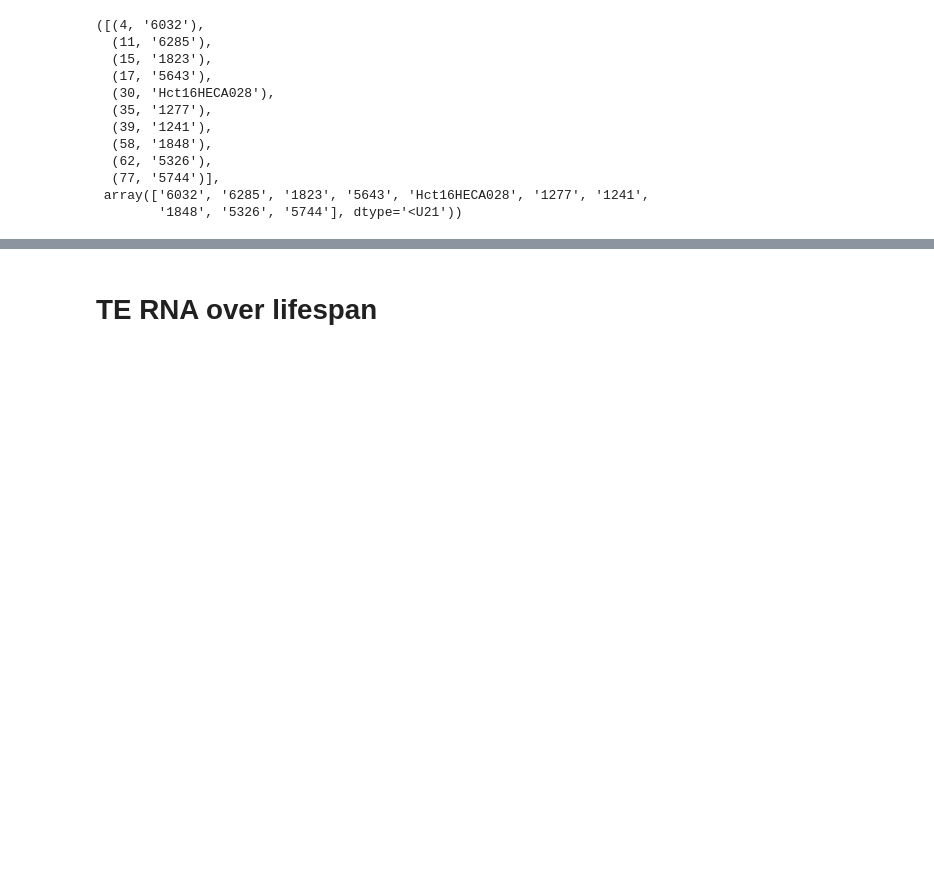
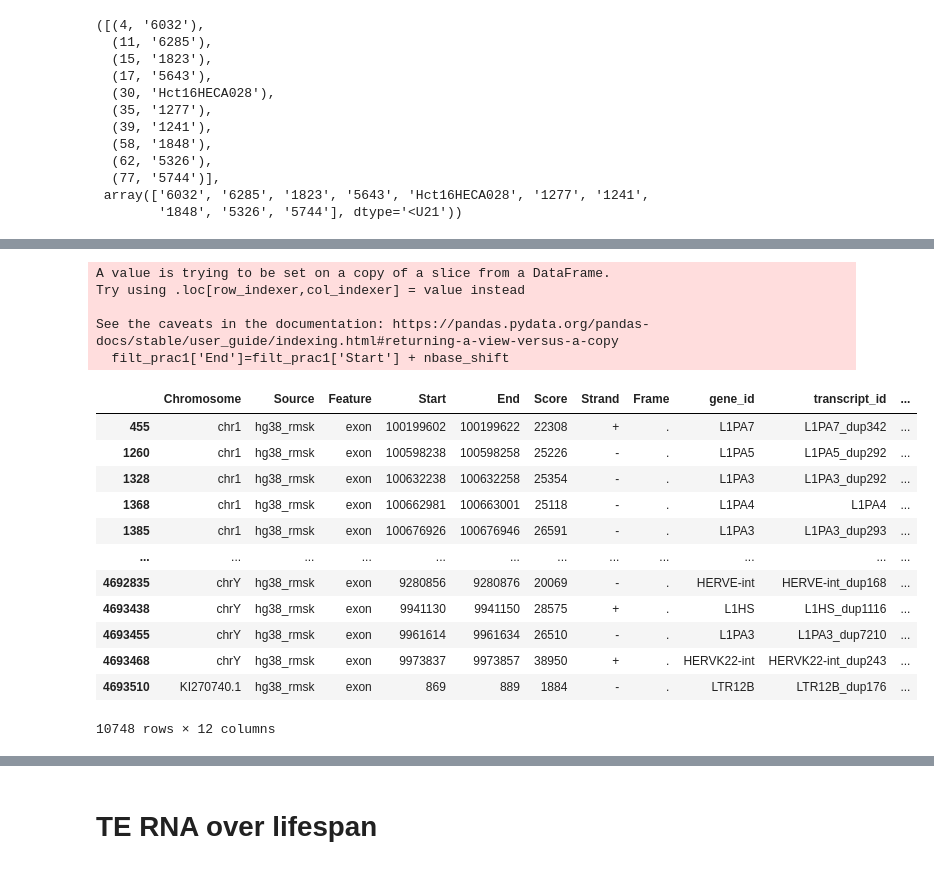
Before and after one commit to dmnburrows/line1_ageing, a Jupyter notebook: te_rna.ipynb, the cells around one changed output, grey strips where cells are left out. Saved outputs shown, nothing was run; the diff lists cells and outputs as text; code cells hidden in the pictures; blank space fills up the shorter version.

```diff
--- a/te_rna.ipynb
+++ b/te_rna.ipynb
@@ -108,0 +143,24 @@ male_GABA_df
+# %%
+#Convert End values to Start + shift
+nbase_shift = 20
+filt_prac1['End']=filt_prac1['Start'] + nbase_shift
+filt_prac1
+# %% [output]
+A value is trying to be set on a copy of a slice from a DataFrame.
+Try using .loc[row_indexer,col_indexer] = value instead
+
+See the caveats in the documentation: https://pandas.pydata.org/pandas-docs/stable/user_guide/indexing.html#returning-a-view-versus-a-copy
+  filt_prac1['End']=filt_prac1['Start'] + nbase_shift
+|  | Chromosome | Source | Feature | Start | End | Score | Strand | Frame | gene_id | transcript_id | ... |
+| 455 | chr1 | hg38_rmsk | exon | 100199602 | 100199622 | 22308 | + | . | L1PA7 | L1PA7_dup342 | ... |
+| 1260 | chr1 | hg38_rmsk | exon | 100598238 | 100598258 | 25226 | - | . | L1PA5 | L1PA5_dup292 | ... |
+| 1328 | chr1 | hg38_rmsk | exon | 100632238 | 100632258 | 25354 | - | . | L1PA3 | L1PA3_dup292 | ... |
+| 1368 | chr1 | hg38_rmsk | exon | 100662981 | 100663001 | 25118 | - | . | L1PA4 | L1PA4 | ... |
+| 1385 | chr1 | hg38_rmsk | exon | 100676926 | 100676946 | 26591 | - | . | L1PA3 | L1PA3_dup293 | ... |
+| ... | ... | ... | ... | ... | ... | ... | ... | ... | ... | ... | ... |
+| 4692835 | chrY | hg38_rmsk | exon | 9280856 | 9280876 | 20069 | - | . | HERVE-int | HERVE-int_dup168 | ... |
+| 4693438 | chrY | hg38_rmsk | exon | 9941130 | 9941150 | 28575 | + | . | L1HS | L1HS_dup1116 | ... |
+| 4693455 | chrY | hg38_rmsk | exon | 9961614 | 9961634 | 26510 | - | . | L1PA3 | L1PA3_dup7210 | ... |
+| 4693468 | chrY | hg38_rmsk | exon | 9973837 | 9973857 | 38950 | + | . | HERVK22-int | HERVK22-int_dup243 | ... |
+| 4693510 | KI270740.1 | hg38_rmsk | exon | 869 | 889 | 1884 | - | . | LTR12B | LTR12B_dup176 | ... |
+10748 rows × 12 columns
```
Also changed, not shown: parts of 9 cells of this notebook, 2 other files.
